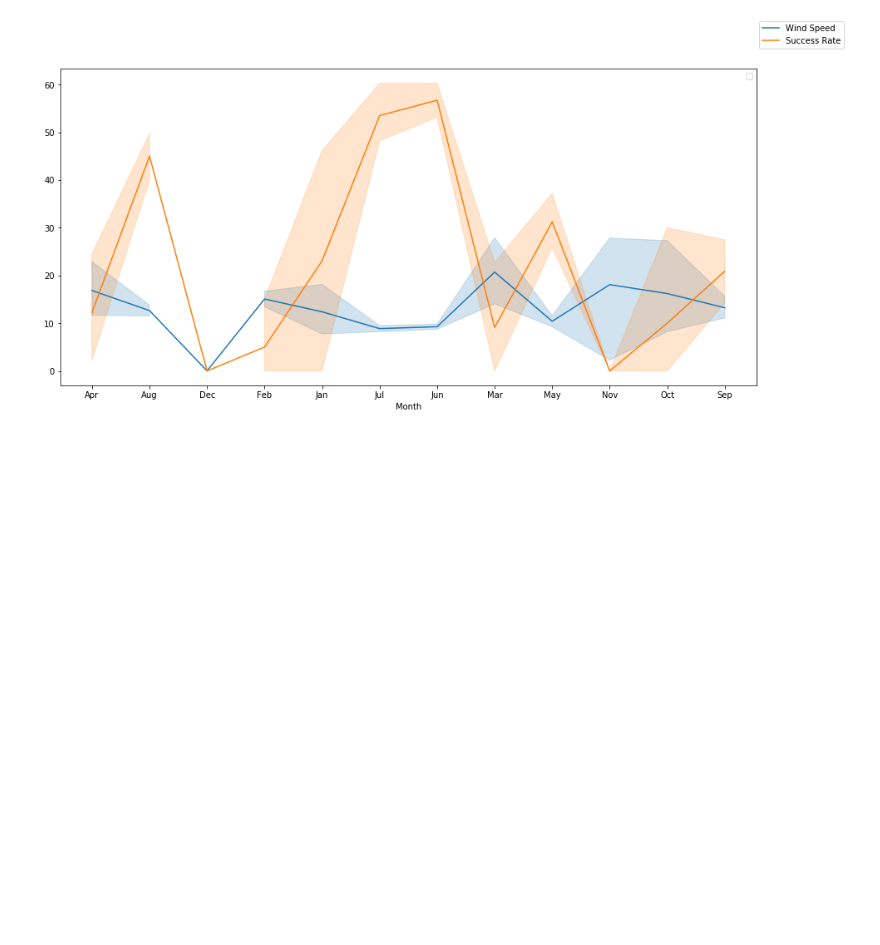
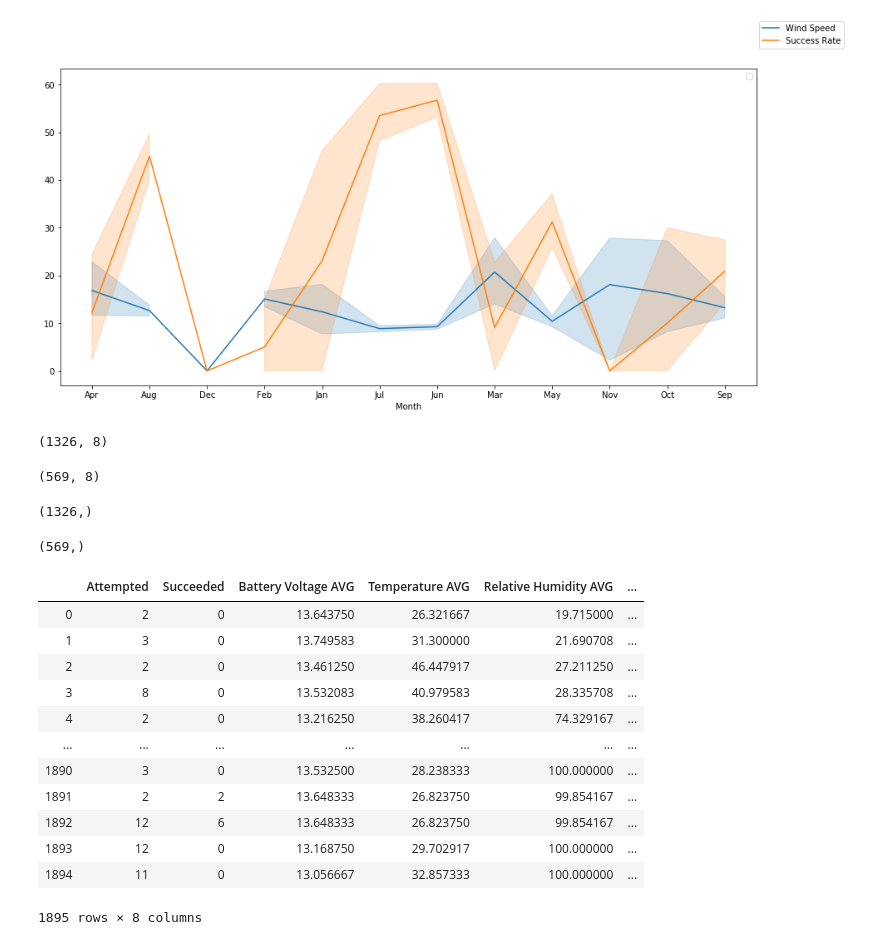
Before and after one commit to sharangnimbalkar/Python, a Jupyter notebook: Final_Project.ipynb, the cells around one changed output. Saved outputs shown, nothing was run; the diff lists cells and outputs as text; code cells hidden in the pictures; blank space fills up the shorter version.

Commit message:
Dividing data
Data divided in train and test

```diff
--- a/Final_Project.ipynb
+++ b/Final_Project.ipynb
@@ -453,3 +453,8 @@ plt.show()
 # %% [output]
 No handles with labels found to put in legend.
 [figure]
+# %%
+# For ease in the computation, coverting the success percentage and dropping continuous variables.
+y = joined_df["Success Percentage"] / 100
+joined_df.drop(["Class", "Date", "Success Percentage", "Route", "Month"], axis=1, inplace=True)
+X = joined_df
@@ -455,0 +466,37 @@ No handles with labels found to put in legend.
+# %%
+# Dimensions of the train data set
+Xtrain.shape
+# %% [output]
+(1326, 8)
+# %%
+# Dimensions of the test data set
+Xtest.shape
+# %% [output]
+(569, 8)
+# %%
+# Dimensions of the response variable's train data set (Success Percentage)
+ytrain.shape
+# %% [output]
+(1326,)
+# %%
+# Dimensions of the response variable's test data set (Success Percentage)
+ytest.shape
+# %% [output]
+(569,)
+# %%
+# Checking how X looks like
+X
+# %% [output]
+|  | Attempted | Succeeded | Battery Voltage AVG | Temperature AVG | Relative Humidity AVG | ... |
+| 0 | 2 | 0 | 13.643750 | 26.321667 | 19.715000 | ... |
+| 1 | 3 | 0 | 13.749583 | 31.300000 | 21.690708 | ... |
+| 2 | 2 | 0 | 13.461250 | 46.447917 | 27.211250 | ... |
+| 3 | 8 | 0 | 13.532083 | 40.979583 | 28.335708 | ... |
+| 4 | 2 | 0 | 13.216250 | 38.260417 | 74.329167 | ... |
+| ... | ... | ... | ... | ... | ... | ... |
+| 1890 | 3 | 0 | 13.532500 | 28.238333 | 100.000000 | ... |
+| 1891 | 2 | 2 | 13.648333 | 26.823750 | 99.854167 | ... |
+| 1892 | 12 | 6 | 13.648333 | 26.823750 | 99.854167 | ... |
+| 1893 | 12 | 0 | 13.168750 | 29.702917 | 100.000000 | ... |
+| 1894 | 11 | 0 | 13.056667 | 32.857333 | 100.000000 | ... |
+1895 rows × 8 columns
```
Also changed, not shown: parts of 2 cells of this notebook.
